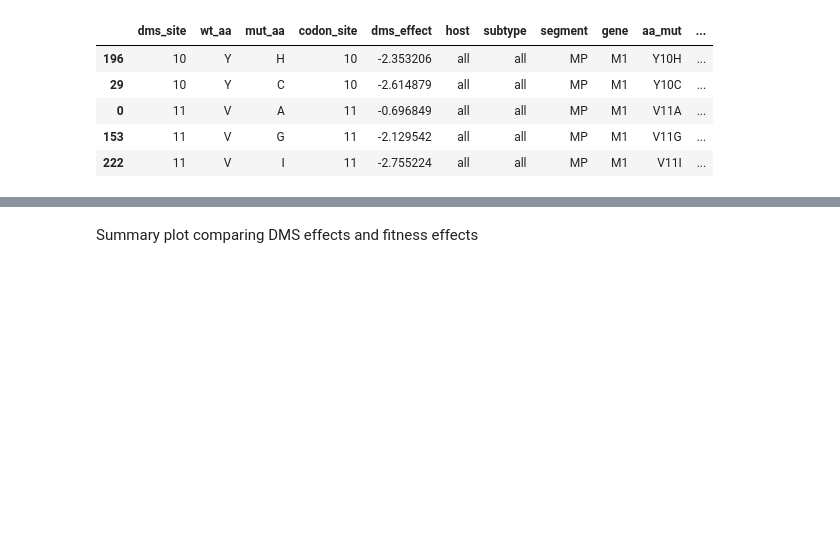
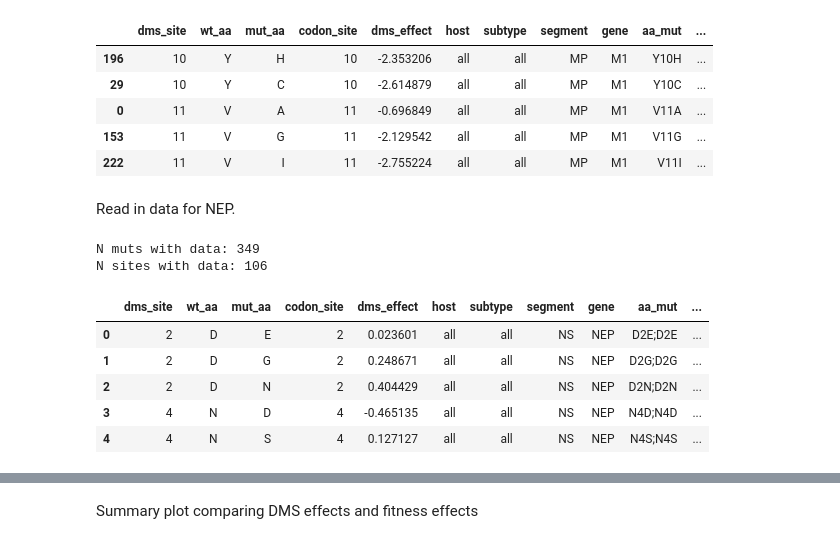
Before and after one commit to matsengrp/flu-mut-rates, a Jupyter notebook: notebooks/analyze_fitness_effects.ipynb, the cells around one changed output, grey strips where cells are left out. Cells and saved outputs as stored; diff of their text form; code cells hidden in the pictures; blank space fills up the shorter version.

```diff
--- a/notebooks/analyze_fitness_effects.ipynb
+++ b/notebooks/analyze_fitness_effects.ipynb
@@ -392,3 +389,47 @@ N sites with data: 227
 | 0 | 11 | V | A | 11 | -0.696849 | all | all | MP | M1 | V11A | ... |
 | 153 | 11 | V | G | 11 | -2.129542 | all | all | MP | M1 | V11G | ... |
 | 222 | 11 | V | I | 11 | -2.755224 | all | all | MP | M1 | V11I | ... |
+# %% [markdown]
+Read in data for NEP.
+# %%
+# Get fitness data
+# NEP overlaps NS1; gene, codon_site, wt_aa, and mut_aa are all stored as
+# ';'-joined strings for overlapping mutations. Explode all four columns together
+# to extract the NEP-specific values.
+nep_fitness_data = fitness_df[
+    fitness_df['gene'].str.contains('NEP') &
+    (fitness_df['mut_class'] == 'nonsynonymous') &
+    (fitness_df['expected_count'] >= count_threshold_dms_comparison) &
+    (fitness_df['subtype'] == 'all')
+].copy()
+
+for col in ['gene', 'codon_site', 'wt_aa', 'mut_aa']:
+    nep_fitness_data[col] = nep_fitness_data[col].str.split(';')
+nep_fitness_data = nep_fitness_data.explode(['gene', 'codon_site', 'wt_aa', 'mut_aa'])
+
+# Keep only NEP rows where the mutation is nonsynonymous in NEP
+nep_fitness_data = nep_fitness_data[
+    (nep_fitness_data['gene'] == 'NEP') &
+    (nep_fitness_data['wt_aa'] != nep_fitness_data['mut_aa'])
+].copy()
+nep_fitness_data['codon_site'] = nep_fitness_data['codon_site'].astype(int)
+
+# Read in processed DMS data and merge with fitness data
+nep_dms_data = (
+    pd.read_csv('../results/dms_data/Teo_NEP/processed_dms_data.csv')
+    .rename(columns={'tree_reference_site': 'codon_site'})
+    .merge(nep_fitness_data, on=['codon_site', 'wt_aa', 'mut_aa'], how='inner')
+    .sort_values('codon_site')
+)
+print('N muts with data:', len(nep_dms_data))
+print('N sites with data:', nep_dms_data['codon_site'].nunique())
+nep_dms_data.head()
+# %% [output]
+N muts with data: 349
+N sites with data: 106
+|  | dms_site | wt_aa | mut_aa | codon_site | dms_effect | host | subtype | segment | gene | aa_mut | ... |
+| 0 | 2 | D | E | 2 | 0.023601 | all | all | NS | NEP | D2E;D2E | ... |
+| 1 | 2 | D | G | 2 | 0.248671 | all | all | NS | NEP | D2G;D2G | ... |
+| 2 | 2 | D | N | 2 | 0.404429 | all | all | NS | NEP | D2N;D2N | ... |
+| 3 | 4 | N | D | 4 | -0.465135 | all | all | NS | NEP | N4D;N4D | ... |
+| 4 | 4 | N | S | 4 | 0.127127 | all | all | NS | NEP | N4S;N4S | ... |
```
Also changed, not shown: parts of 5 cells of this notebook, 3 other files.
